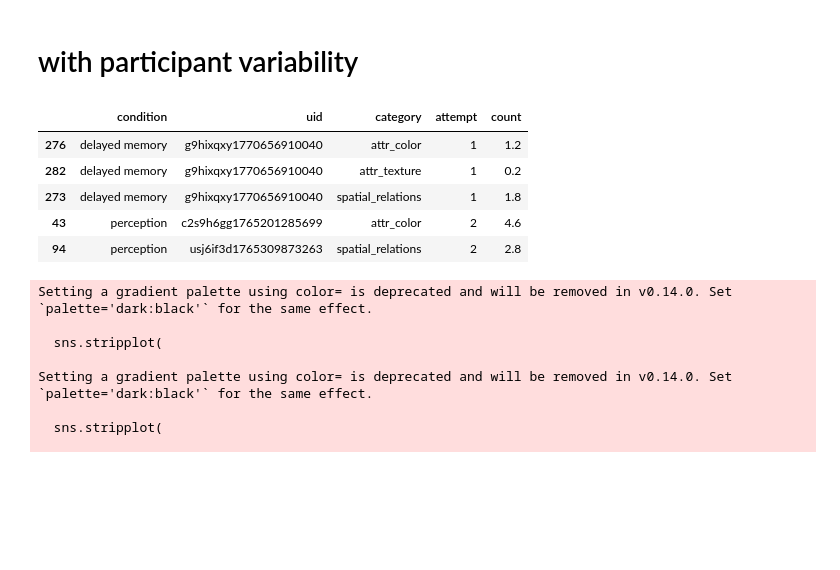
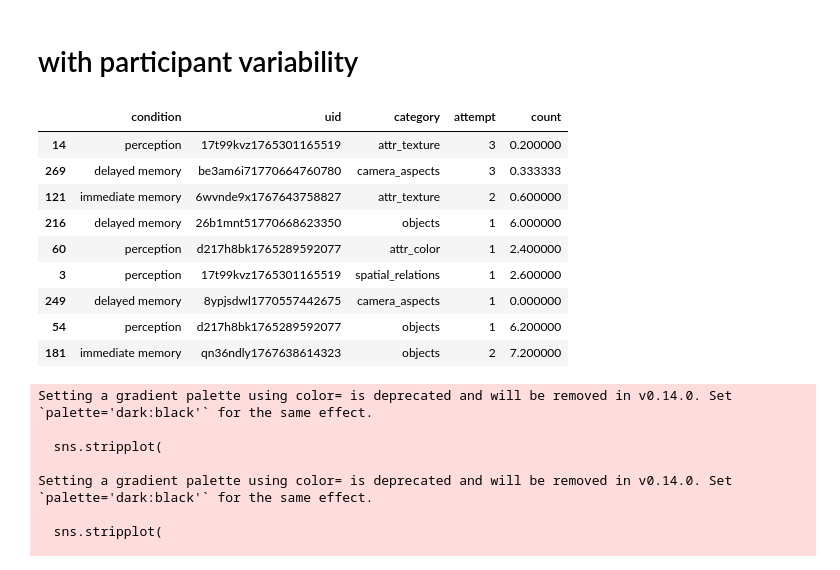
Before and after one commit to AnatKordon/Imagination_in_translation, a Jupyter notebook: analysis/nlp_analysis/comparing_conditions.ipynb, the cells around one changed output. Drawn from its saved outputs; the diff is of its cells as text; code cells hidden in the pictures; blank space fills up the shorter version.

```diff
--- a/analysis/nlp_analysis/comparing_conditions.ipynb
+++ b/analysis/nlp_analysis/comparing_conditions.ipynb
@@ -26,9 +26,9 @@ import config
 Project root: /mnt/hdd/anatkorol/Imagination_in_translation
 # %%
 # unite all dataframes into one
-# df = pd.read_csv("/mnt/hdd/anatkorol/Imagination_in_translation/Data/processed_data/comparing_conditions/3_conditions_with_empty_delay.csv")
+df = pd.read_csv("/mnt/hdd/anatkorol/Imagination_in_translation/Data/processed_data/comparing_conditions/3_conditions_with_empty_delay.csv")
 
-df_perc = pd.read_csv("/mnt/hdd/anatkorol/Imagination_in_translation/Data/processed_data/10122025_pilot_2/nlp_analysis/ppt_w_gpt_semantic_tags.csv")
-df_im_mem = pd.read_csv("/mnt/hdd/anatkorol/Imagination_in_translation/Data/processed_data/05012026_pilot_2_memory/nlp_analysis/ppt_w_gpt_semantic_tags.csv")
-df_delay_mem = pd.read_csv("/mnt/hdd/anatkorol/Imagination_in_translation/Data/processed_data/09022026_pilot_2_delayed_memory/nlp_analysis/ppt_w_gpt_semantic_tags.csv")
+# df_perc = pd.read_csv("/mnt/hdd/anatkorol/Imagination_in_translation/Data/processed_data/10122025_pilot_2/nlp_analysis/ppt_w_gpt_semantic_tags.csv")
+# df_im_mem = pd.read_csv("/mnt/hdd/anatkorol/Imagination_in_translation/Data/processed_data/05012026_pilot_2_memory/nlp_analysis/ppt_w_gpt_semantic_tags.csv")
+# df_delay_mem = pd.read_csv("/mnt/hdd/anatkorol/Imagination_in_translation/Data/processed_data/09022026_pilot_2_delayed_memory/nlp_analysis/ppt_w_gpt_semantic_tags.csv")
 # %%
@@ -43,5 +43,5 @@ df_im_mem = df_im_mem[df_im_mem["uid"].astype(str).str.strip() != "gpt-5"].copy(
 # %%
-df = pd.concat([df_perc, df_im_mem, df_delay_mem], ignore_index=True)
+# df = pd.concat([df_perc, df_im_mem, df_delay_mem], ignore_index=True)
 # %%
 # turning the category details into actual lists instead of strings
 import ast
@@ -281,33 +314,37 @@ plt.show()
 # %%
 import pandas as pd
 import seaborn as sns
 import matplotlib.pyplot as plt
 
 # 1. Clean the Condition names and set the order
 # Ensure your strings match these exactly (check for capitalization/spaces)
 condition_order = ['perception', 'immediate memory', 'delayed memory']
 long['condition'] = pd.Categorical(long['condition'], categories=condition_order, ordered=True)
 
 # 2. Correct Aggregation
 # We include 'condition' in the groupby to keep the participant tied to their group.
 # We average the 'count' (averaging across the multiple images 'gt' each person saw).
 df_participant = long.groupby(
     ['condition', 'uid', 'category', 'attempt'],
     as_index=False,
     observed=True  # IMPORTANT: This prevents pandas from creating empty rows for
                    # combinations that don't exist (like User A in Condition B)
 )['count'].mean()
 
 # 3. Verify the structure
-df_participant.sample(5)
+df_participant.sample(9)
 # You should see that any given 'uid' is only ever associated with one 'condition'.
 # %% [output]
 |  | condition | uid | category | attempt | count |
-| 276 | delayed memory | g9hixqxy1770656910040 | attr_color | 1 | 1.2 |
-| 282 | delayed memory | g9hixqxy1770656910040 | attr_texture | 1 | 0.2 |
-| 273 | delayed memory | g9hixqxy1770656910040 | spatial_relations | 1 | 1.8 |
-| 43 | perception | c2s9h6gg1765201285699 | attr_color | 2 | 4.6 |
-| 94 | perception | usj6if3d1765309873263 | spatial_relations | 2 | 2.8 |
+| 14 | perception | 17t99kvz1765301165519 | attr_texture | 3 | 0.200000 |
+| 269 | delayed memory | be3am6i71770664760780 | camera_aspects | 3 | 0.333333 |
+| 121 | immediate memory | 6wvnde9x1767643758827 | attr_texture | 2 | 0.600000 |
+| 216 | delayed memory | 26b1mnt51770668623350 | objects | 1 | 6.000000 |
+| 60 | perception | d217h8bk1765289592077 | attr_color | 1 | 2.400000 |
+| 3 | perception | 17t99kvz1765301165519 | spatial_relations | 1 | 2.600000 |
+| 249 | delayed memory | 8ypjsdwl1770557442675 | camera_aspects | 1 | 0.000000 |
+| 54 | perception | d217h8bk1765289592077 | objects | 1 | 6.200000 |
+| 181 | immediate memory | qn36ndly1767638614323 | objects | 2 | 7.200000 |
 # %%
 import seaborn as sns
 import matplotlib.pyplot as plt
```
Also changed, not shown: parts of 6 cells of this notebook.
